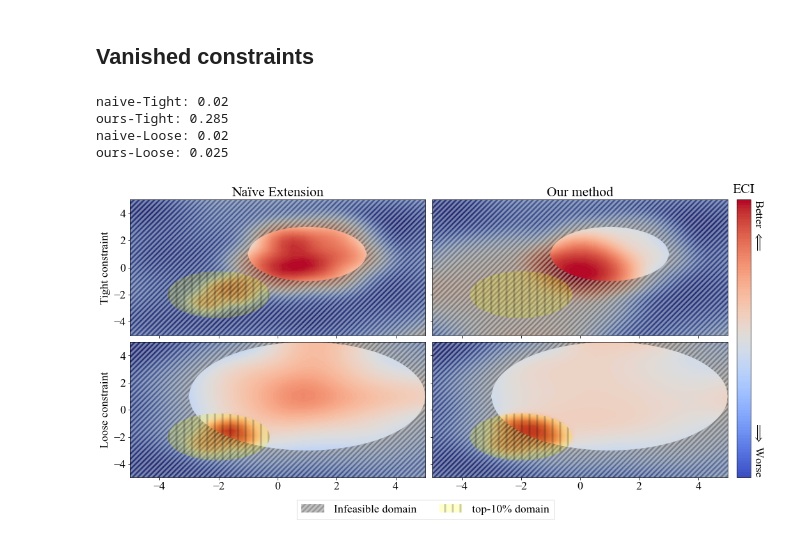
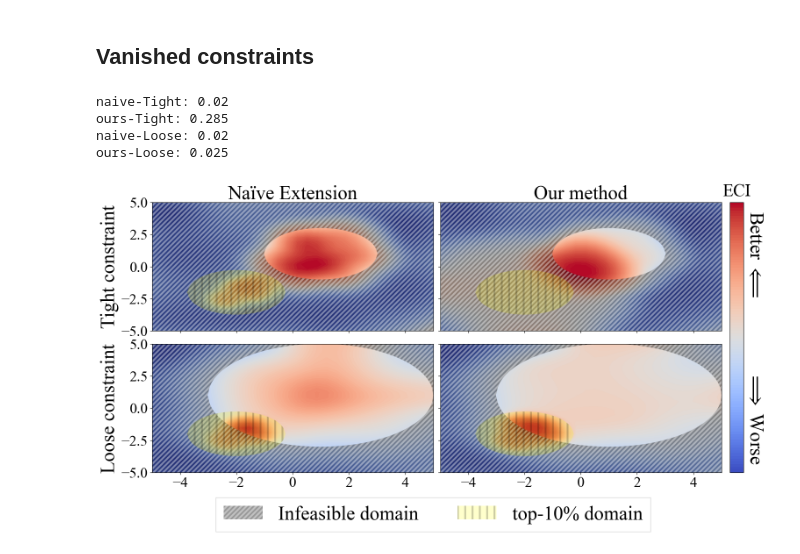
Before and after one commit to nabenabe0928/constrained-tpe, a Jupyter notebook: conceptual-figures.ipynb, the cells around one changed output. Saved outputs shown, nothing was run; the diff lists cells and outputs as text; code cells hidden in the pictures.

```diff
--- a/conceptual-figures.ipynb
+++ b/conceptual-figures.ipynb
@@ -4,7 +4,7 @@ import numpy as np
 %matplotlib inline
 
 plt.rcParams["font.family"] = "Times New Roman"
-plt.rcParams["font.size"] = 18
+plt.rcParams["font.size"] = 24
 plt.rcParams['mathtext.fontset'] = 'stix'  # The setting of math font
 plt.rc("hatch", color="k", linewidth=3)
 
@@ -139,29 +139,29 @@ fig, axes = plt.subplots(
     ncols=2,
     nrows=2,
     figsize=(20, 8),
-    gridspec_kw={"wspace": 0.025, "hspace": 0.05},
+    gridspec_kw={"wspace": 0.025, "hspace": 0.1},
     sharey=True,
     sharex=True,
 )
 
 max_evals = 50
 color_kwargs = dict(
-    s=20,
+    s=100,
     cmap="gray",
     c=np.arange(max_evals),
     edgecolors="black",
     linewidths=0.5,
-    alpha=0.8,
+    alpha=0.7,
 )
 for r, center in enumerate([0.5, 2.3]):
     data_naive, data_ours = fetch_data(cx=center, cy=center, max_evals=max_evals)
 
     ax = axes[r][0]
     if r == 0:
-        ax.set_title("Naïve Extension")
-        ax.set_ylabel("Large overlap")
+        ax.set_title("Naïve Extension", fontsize=32)
+        ax.set_ylabel("Large overlap", fontsize=32)
     else:
-        ax.set_ylabel("Small overlap")
+        ax.set_ylabel("Small overlap", fontsize=32)
 
     plot_domain(ax, cx=center, cy=center)
     ax.scatter(data_naive["x"], data_naive["y"], **color_kwargs)
@@ -177,12 +177,12 @@ for r, center in enumerate([0.5, 2.3]):
     lines.append(line)
 
 cbar = fig.colorbar(cont, ax=axes.ravel().tolist(), pad=0.0125)
-cbar.ax.set_title("$f(x, y)$", y=1.01)
+cbar.ax.set_title("$f(x, y)$", y=1.01, fontsize=32)
 axes[1][0].legend(
     handles=lines,
     loc='upper center',
     labels=labels,
-    fontsize=18,
+    fontsize=32,
     bbox_to_anchor=(1.0125, -0.12),
     fancybox=False,
     shadow=False,
@@ -191,9 +191,9 @@ axes[1][0].legend(
 
 # add some info to the colorbar
 labels = [""] * len(cont.levels)
-labels[10], labels[-10] = "$\Longrightarrow$ Better", "Worse $\Longleftarrow$"
+labels[20], labels[-20] = "$\Longrightarrow$ Better", "Worse $\Longleftarrow$"
 cbar.set_ticks(cont.levels)
-cbar.set_ticklabels(labels)
+cbar.set_ticklabels(labels, fontsize=32)
 cbar.ax.set_yticklabels(cbar.ax.get_yticklabels(), rotation=270, va="center")
 cbar.ax.tick_params(size=0)
 
@@ -342,7 +340,7 @@ fig, axes = plt.subplots(
     ncols=2,
     nrows=2,
     figsize=(20, 8),
-    gridspec_kw={"wspace": 0.025, "hspace": 0.05},
+    gridspec_kw={"wspace": 0.025, "hspace": 0.1},
     sharey=True,
     sharex=True,
 )
@@ -352,9 +350,9 @@ for r, rad in enumerate([2, 4]):
 
     ax = axes[r][0]
     tightness = "Tight" if r == 0 else "Loose"
-    ax.set_ylabel(f"{tightness} constraint")
+    ax.set_ylabel(f"{tightness} constraint", fontsize=32)
     if r == 0:
-        ax.set_title("Naïve Extension")
+        ax.set_title("Naïve Extension", fontsize=32)
 
     q = opt_naive.tpe_samplers[opt_naive.metric_name].percentile
     print(f"naive-{tightness}: {q}")
@@ -362,38 +360,38 @@ for r, rad in enumerate([2, 4]):
 
     ax = axes[r][1]
     if r == 0:
-        ax.set_title("Our method")
+        ax.set_title("Our method", fontsize=32)
 
     q = opt_ours.tpe_samplers[opt_ours.metric_name].percentile
     print(f"ours-{tightness}: {q}")
     cont, lines, labels = plot_domain(ax, opt=opt_ours, rad=rad)
 
 
 cbar = fig.colorbar(cont, ax=axes.ravel().tolist(), pad=0.0125)
 axes[1][0].legend(
     handles=lines,
     loc='upper center',
     labels=labels,
-    fontsize=18,
+    fontsize=32,
     bbox_to_anchor=(1.0, -0.12),
     fancybox=False,
     shadow=False,
     ncol=len(labels)
 )
 
 # add some info to the colorbar
 labels = [""] * len(cont.levels)
-labels[10], labels[-10] = "$\Longrightarrow$ Worse", "Better $\Longleftarrow$"
+labels[20], labels[-20] = "$\Longrightarrow$ Worse", "Better $\Longleftarrow$"
 cbar.set_ticks(cont.levels)
-cbar.set_ticklabels(labels)
+cbar.set_ticklabels(labels, fontsize=32)
 cbar.ax.set_yticklabels(cbar.ax.get_yticklabels(), rotation=270, va="center")
 cbar.ax.tick_params(size=0)
 
 cbar.ax.set_title("ECI", y=1.01)
 plt.savefig("vanished-constraint.pdf", bbox_inches='tight')
 # %% [output]
 naive-Tight: 0.02
 ours-Tight: 0.285
 naive-Loose: 0.02
 ours-Loose: 0.025
-[figure, old version]
+[figure, new version]
```
Also changed, not shown: parts of 1 cell of this notebook, 2 other files.
